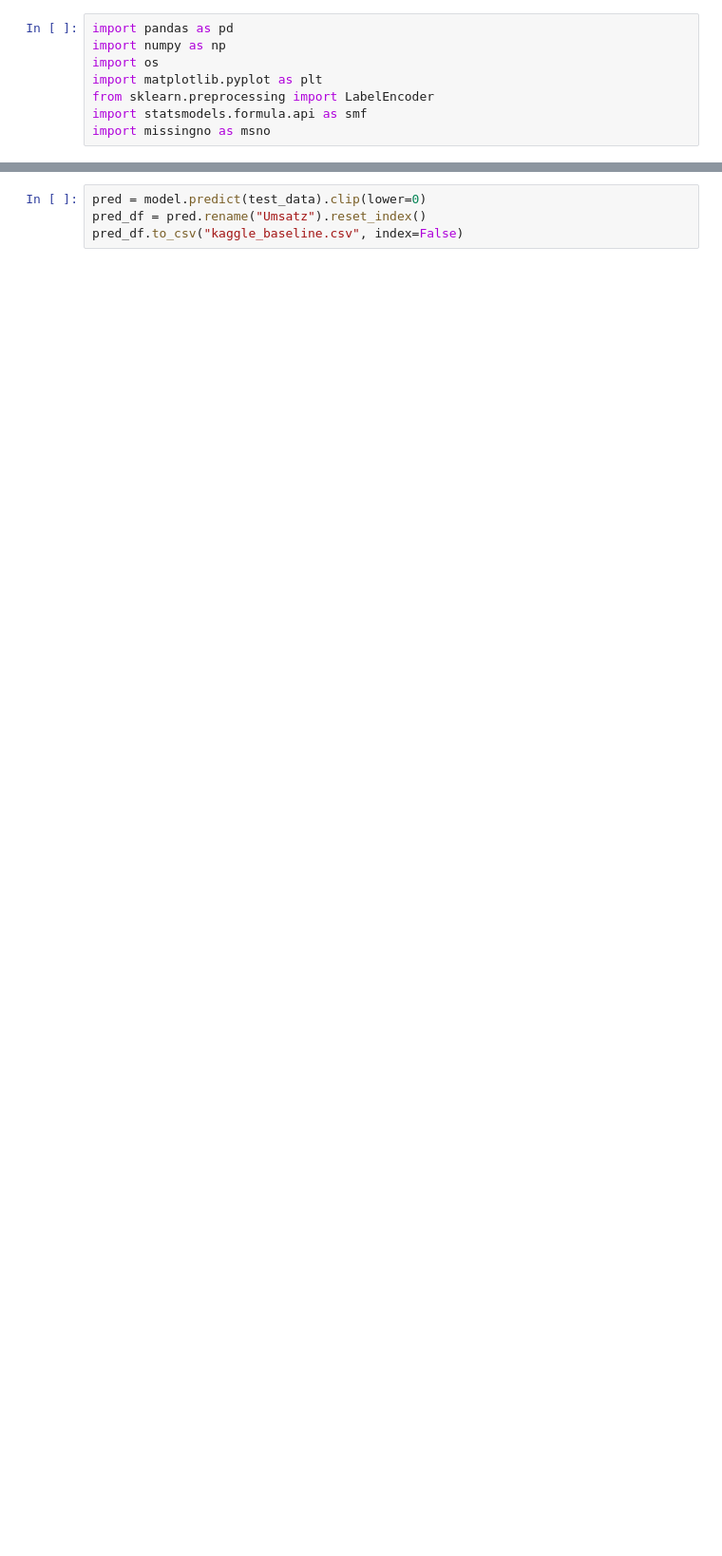
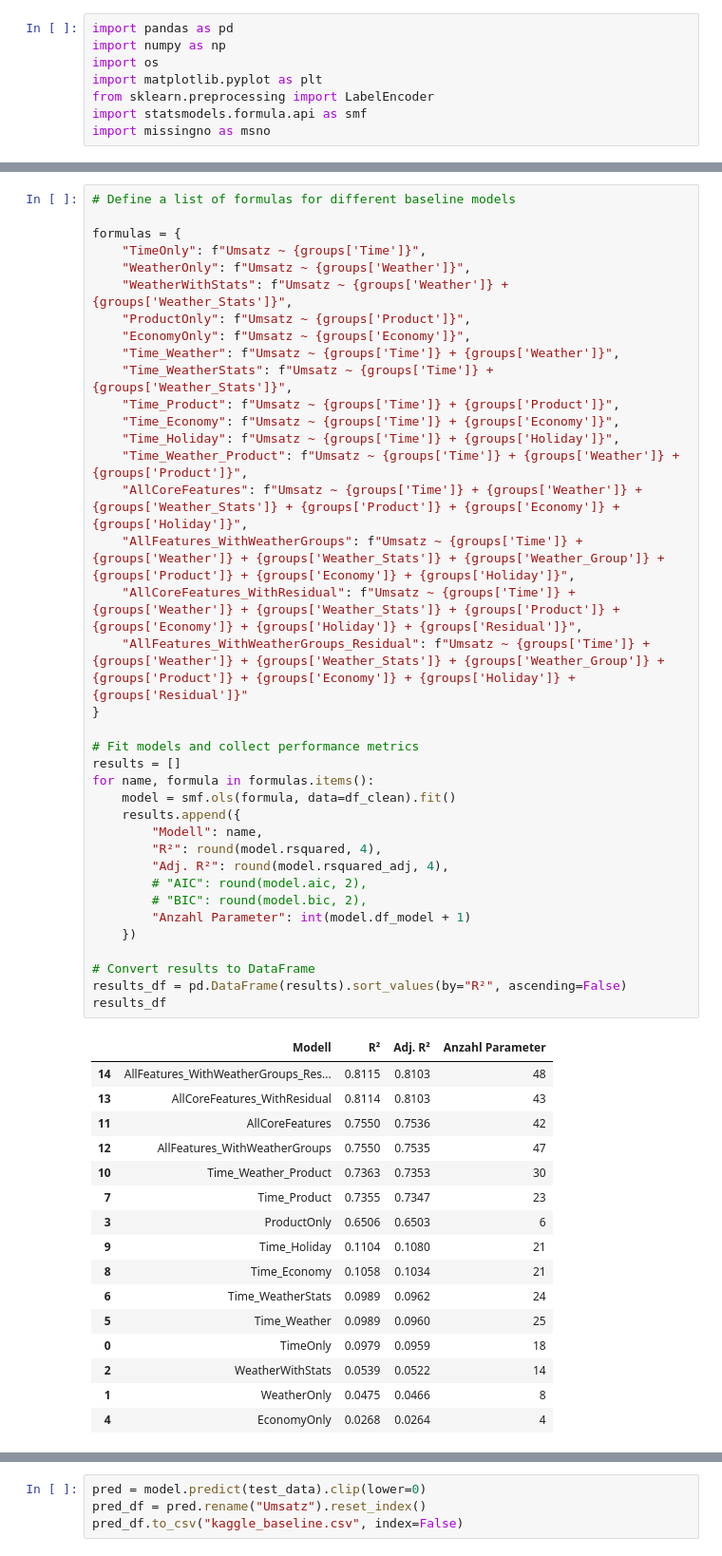
Before and after one commit to thorsten789/bakery_sales_prediction, a Jupyter notebook: 2_BaselineModel/baseline.ipynb, the cells around one changed output, grey strips where cells are left out. Shown at 95% size. Cells and saved outputs as stored; diff of their text form; blank space fills up the shorter version.

```diff
--- a/2_BaselineModel/baseline.ipynb
+++ b/2_BaselineModel/baseline.ipynb
@@ -174,0 +89,54 @@ results_df
+# %%
+# Define a list of formulas for different baseline models
+
+formulas = {
+    "TimeOnly": f"Umsatz ~ {groups['Time']}",
+    "WeatherOnly": f"Umsatz ~ {groups['Weather']}",
+    "WeatherWithStats": f"Umsatz ~ {groups['Weather']} + {groups['Weather_Stats']}",
+    "ProductOnly": f"Umsatz ~ {groups['Product']}",
+    "EconomyOnly": f"Umsatz ~ {groups['Economy']}",
+    "Time_Weather": f"Umsatz ~ {groups['Time']} + {groups['Weather']}",
+    "Time_WeatherStats": f"Umsatz ~ {groups['Time']} + {groups['Weather_Stats']}",
+    "Time_Product": f"Umsatz ~ {groups['Time']} + {groups['Product']}",
+    "Time_Economy": f"Umsatz ~ {groups['Time']} + {groups['Economy']}",
+    "Time_Holiday": f"Umsatz ~ {groups['Time']} + {groups['Holiday']}",
+    "Time_Weather_Product": f"Umsatz ~ {groups['Time']} + {groups['Weather']} + {groups['Product']}",
+    "AllCoreFeatures": f"Umsatz ~ {groups['Time']} + {groups['Weather']} + {groups['Weather_Stats']} + {groups['Product']} + {groups['Economy']} + {groups['Holiday']}",
+    "AllFeatures_WithWeatherGroups": f"Umsatz ~ {groups['Time']} + {groups['Weather']} + {groups['Weather_Stats']} + {groups['Weather_Group']} + {groups['Product']} + {groups['Economy']} + {groups['Holiday']}",
+    "AllCoreFeatures_WithResidual": f"Umsatz ~ {groups['Time']} + {groups['Weather']} + {groups['Weather_Stats']} + {groups['Product']} + {groups['Economy']} + {groups['Holiday']} + {groups['Residual']}",
+    "AllFeatures_WithWeatherGroups_Residual": f"Umsatz ~ {groups['Time']} + {groups['Weather']} + {groups['Weather_Stats']} + {groups['Weather_Group']} + {groups['Product']} + {groups['Economy']} + {groups['Holiday']} + {groups['Residual']}"
+}
+
+# Fit models and collect performance metrics
+results = []
+for name, formula in formulas.items():
+    model = smf.ols(formula, data=df_clean).fit()
+    results.append({
+        "Modell": name,
+        "R²": round(model.rsquared, 4),
+        "Adj. R²": round(model.rsquared_adj, 4),
+        # "AIC": round(model.aic, 2),
+        # "BIC": round(model.bic, 2),
+        "Anzahl Parameter": int(model.df_model + 1)
+    })
+
+# Convert results to DataFrame
+results_df = pd.DataFrame(results).sort_values(by="R²", ascending=False)
+results_df
+# %% [output]
+|  | Modell | R² | Adj. R² | Anzahl Parameter |
+| 14 | AllFeatures_WithWeatherGroups_Res... | 0.8115 | 0.8103 | 48 |
+| 13 | AllCoreFeatures_WithResidual | 0.8114 | 0.8103 | 43 |
+| 11 | AllCoreFeatures | 0.7550 | 0.7536 | 42 |
+| 12 | AllFeatures_WithWeatherGroups | 0.7550 | 0.7535 | 47 |
+| 10 | Time_Weather_Product | 0.7363 | 0.7353 | 30 |
+| 7 | Time_Product | 0.7355 | 0.7347 | 23 |
+| 3 | ProductOnly | 0.6506 | 0.6503 | 6 |
+| 9 | Time_Holiday | 0.1104 | 0.1080 | 21 |
+| 8 | Time_Economy | 0.1058 | 0.1034 | 21 |
+| 6 | Time_WeatherStats | 0.0989 | 0.0962 | 24 |
+| 5 | Time_Weather | 0.0989 | 0.0960 | 25 |
+| 0 | TimeOnly | 0.0979 | 0.0959 | 18 |
+| 2 | WeatherWithStats | 0.0539 | 0.0522 | 14 |
+| 1 | WeatherOnly | 0.0475 | 0.0466 | 8 |
+| 4 | EconomyOnly | 0.0268 | 0.0264 | 4 |
```
Also changed, not shown: parts of 15 cells of this notebook, 3 other files.
